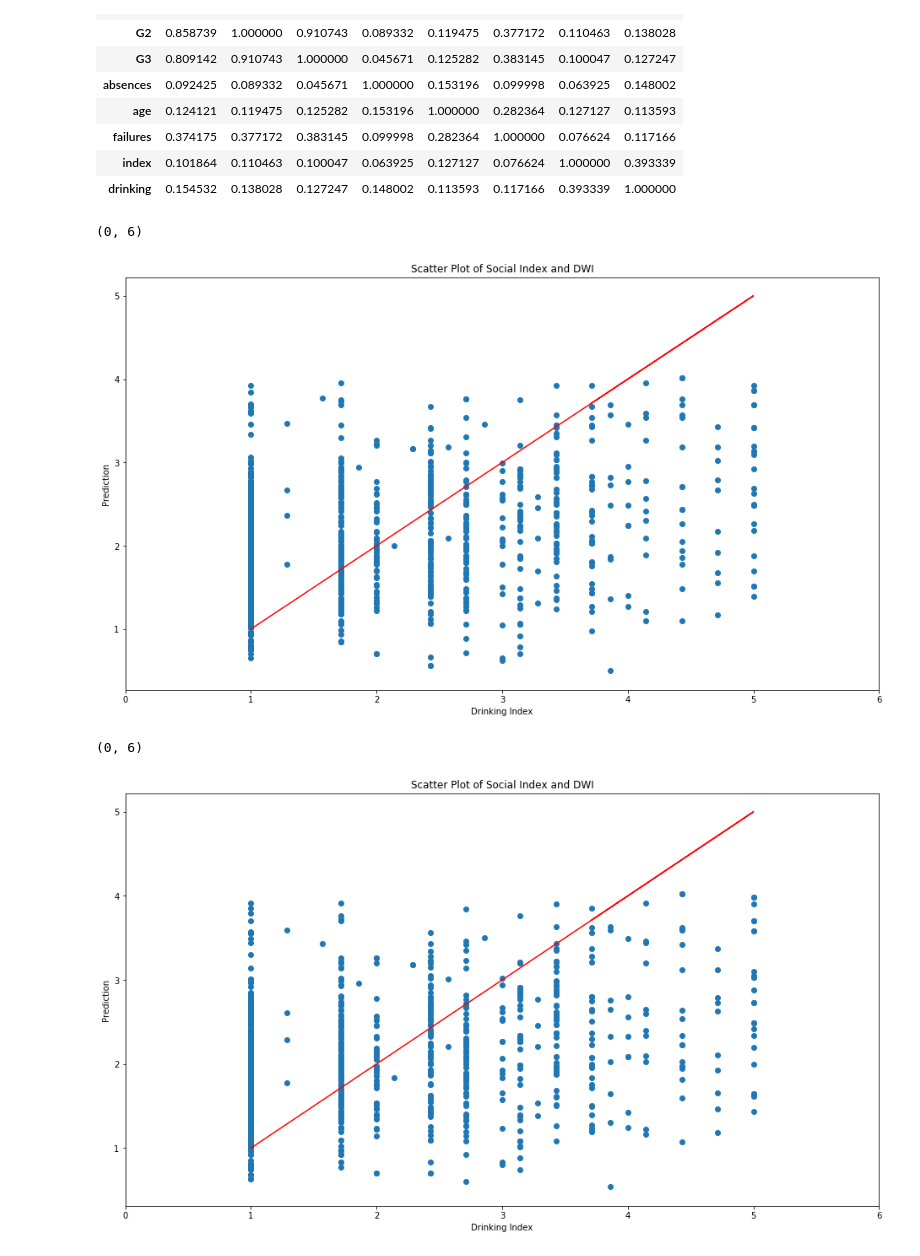
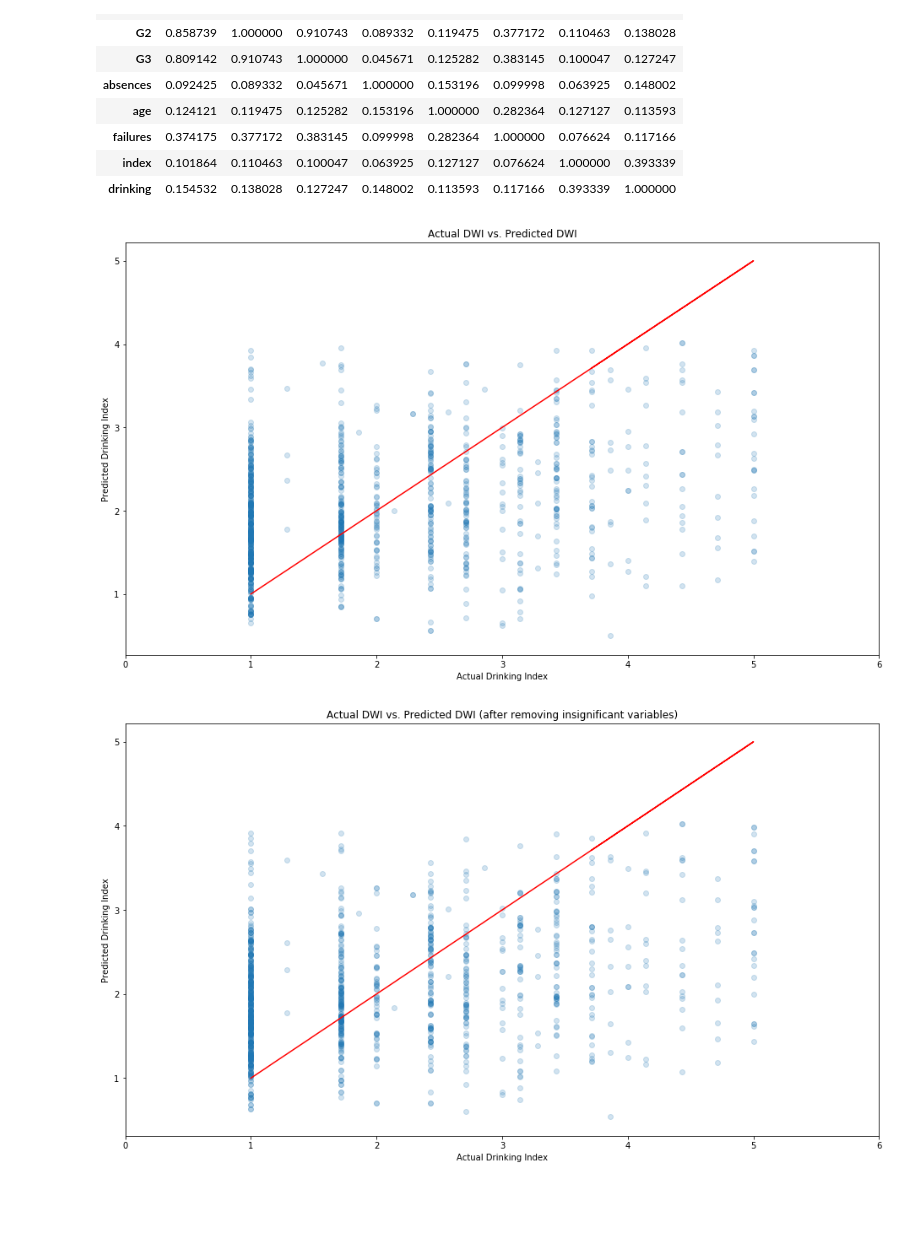
Before and after one commit to chengyi9/370-final, a Jupyter notebook: Rough Work.ipynb, the cells around one changed output. Saved outputs shown, nothing was run; the diff lists cells and outputs as text; code cells hidden in the pictures; blank space fills up the shorter version.

Commit message:
Added graphs to final resource

```diff
--- a/Rough Work.ipynb
+++ b/Rough Work.ipynb
@@ -81,7 +80,7 @@ Text(0.5, 1.0, 'Correlation Matrix')
 [figure]
 # %%
-lm = smf.ols(formula='drinking ~ school + sex + age + address + Pstatus + famsize +Medu + Fedu + Mjob + Fjob + reason + guardian + traveltime + studytime + failures + schoolsup + famsup + paid + activities + nursery + higher + internet + romantic + famrel + freetime + goout + health + absences + Course + G1 + G2 + G3 + index', data = df_stats).fit()
-lm.summary()
+regression = smf.ols(formula='drinking ~ school + sex + age + address + Pstatus + famsize +Medu + Fedu + Mjob + Fjob + reason + guardian + traveltime + studytime + failures + schoolsup + famsup + paid + activities + nursery + higher + internet + romantic + famrel + freetime + goout + health + absences + Course + G1 + G2 + G3 + index', data = df_stats).fit()
+regression.summary()
 # %% [output]
 OLS Regression Results
 | Dep. Variable: | drinking | R-squared: | 0.393 |
@@ -130,35 +129,35 @@ df_stats.corr().abs()
 | index | 0.101864 | 0.110463 | 0.100047 | 0.063925 | 0.127127 | 0.076624 | 1.000000 | 0.393339 |
 | drinking | 0.154532 | 0.138028 | 0.127247 | 0.148002 | 0.113593 | 0.117166 | 0.393339 | 1.000000 |
 # %%
-df_nice['prediction'] = pd.DataFrame(lm.predict())
+df_nice['prediction'] = pd.DataFrame(regression.predict())
 # %%
-plt.figure(figsize=(16,9))
-plt.scatter(df_nice["Drinking Index"], df_nice["prediction"])
-plt.xlabel("Drinking Index")
-plt.ylabel("Prediction")
-plt.title("Scatter Plot of Social Index and DWI")
+plt_actual_pred_dwi_before = plt.figure(figsize=(16,9))
+plt.scatter(df_nice["Drinking Index"], df_nice["prediction"], alpha=0.2)
+plt.xlabel("Actual Drinking Index")
+plt.ylabel("Predicted Drinking Index")
+plt.title("Actual DWI vs. Predicted DWI")
 plt.plot(df_nice["Drinking Index"], df_nice["Drinking Index"], c="r")
-
 plt.xlim(0,6)
 plt.xlim(0,6)
+plt.show()
+plt_actual_pred_dwi_before.savefig('img/plt_actual_pred_dwi_before.png', dpi=plt_actual_pred_dwi_before.dpi)
 # %% [output]
-(0, 6)
-[figure, old version]
+[figure, new version]
 # %%
-sm = smf.ols(formula='drinking ~ sex + age + Medu + Fedu + Fjob + reason + guardian + traveltime + studytime+ paid + nursery + famrel + goout + health + absences + Course + index', data = df_stats).fit()
-#sm.summary()
+regression_aft_removing = smf.ols(formula='drinking ~ sex + age + Medu + Fedu + Fjob + reason + guardian + traveltime + studytime+ paid + nursery + famrel + goout + health + absences + Course + index', data = df_stats).fit()
+# regression_aft_removing.summary()
 # %%
-df_nice['full_prediction'] = pd.DataFrame(sm.predict())
+df_nice['full_prediction'] = pd.DataFrame(regression_aft_removing.predict())
 # %%
-plt.figure(figsize=(16,9))
-plt.scatter(df_nice["Drinking Index"], df_nice["full_prediction"])
-plt.xlabel("Drinking Index")
-plt.ylabel("Prediction")
-plt.title("Scatter Plot of Social Index and DWI")
+plt_actual_pred_dwi_aft = plt.figure(figsize=(16,9))
+plt.scatter(df_nice["Drinking Index"], df_nice["full_prediction"], alpha=0.2)
+plt.xlabel("Actual Drinking Index")
+plt.ylabel("Predicted Drinking Index")
+plt.title("Actual DWI vs. Predicted DWI (after removing insignificant variables)")
 plt.plot(df_nice["Drinking Index"], df_nice["Drinking Index"], c="r")
-
 plt.xlim(0,6)
 plt.xlim(0,6)
+plt.show()
+plt_actual_pred_dwi_aft.savefig('img/plt_actual_pred_dwi_aft.png', dpi=plt_actual_pred_dwi_aft.dpi)
 # %% [output]
-(0, 6)
-[figure, old version]
+[figure, new version]
```
Also changed, not shown: parts of 7 cells of this notebook, 9 other files.
